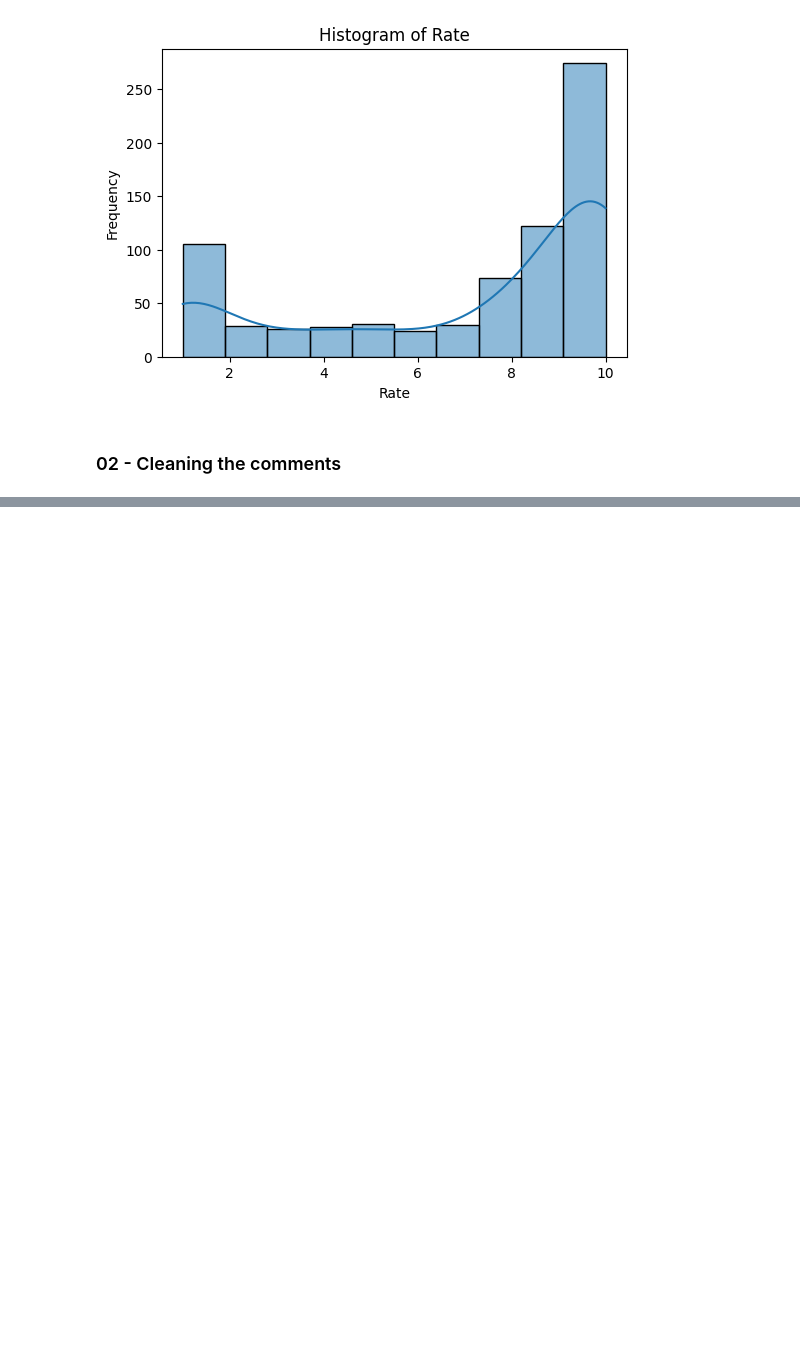
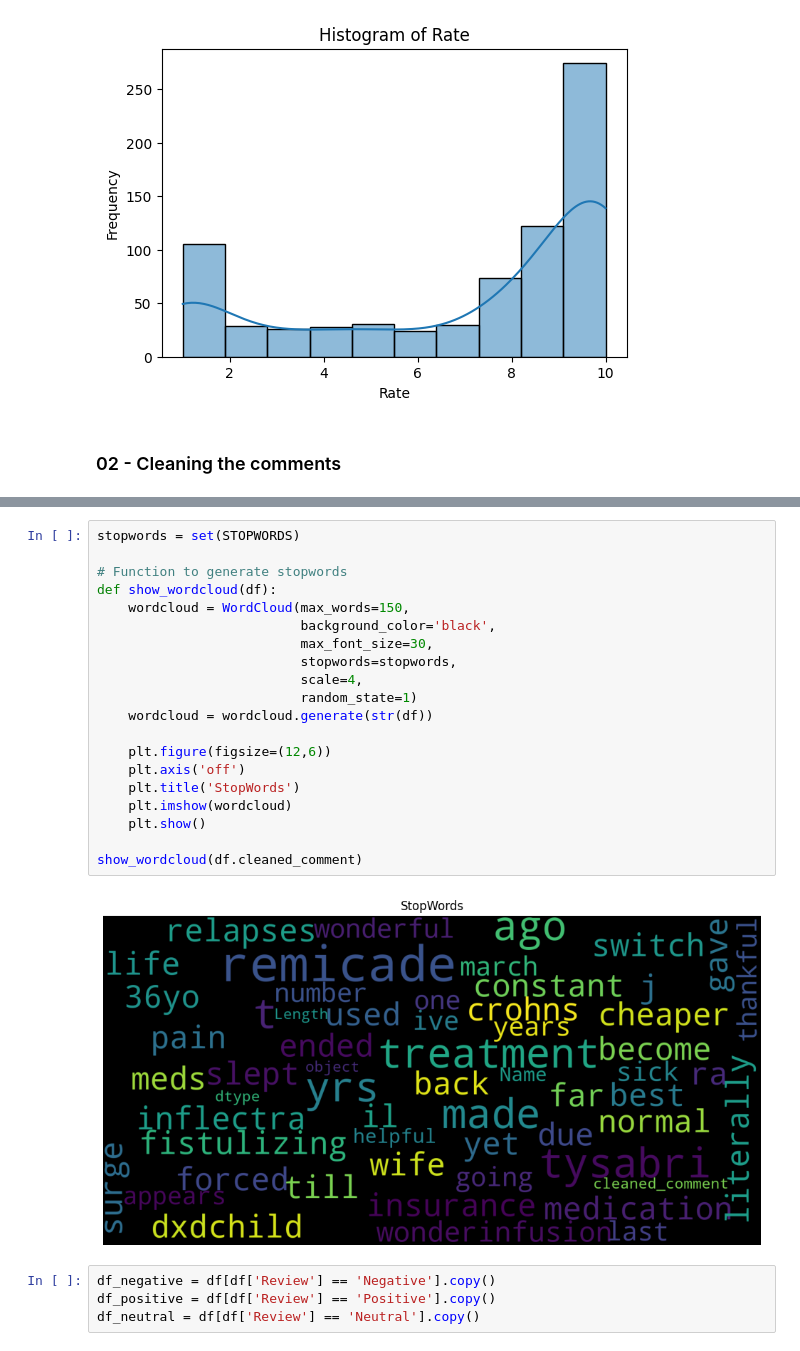
Before and after one commit to lolavtrc/quinten_healthcare, a Jupyter notebook: EDA.ipynb, the cells around one changed output, grey strips where cells are left out. Drawn from its saved outputs; the diff is of its cells as text; blank space fills up the shorter version.

```diff
--- a/EDA.ipynb
+++ b/EDA.ipynb
@@ -144,0 +279,26 @@ df.head()
+# %%
+stopwords = set(STOPWORDS)
+
+# Function to generate stopwords
+def show_wordcloud(df):
+    wordcloud = WordCloud(max_words=150,
+                          background_color='black',
+                          max_font_size=30,
+                          stopwords=stopwords,
+                          scale=4,
+                          random_state=1)
+    wordcloud = wordcloud.generate(str(df))
+
+    plt.figure(figsize=(12,6))
+    plt.axis('off')
+    plt.title('StopWords')
+    plt.imshow(wordcloud)
+    plt.show()
+
+show_wordcloud(df.cleaned_comment)
+# %% [output]
+[figure, added]
+# %%
+df_negative = df[df['Review'] == 'Negative'].copy()
+df_positive = df[df['Review'] == 'Positive'].copy()
+df_neutral = df[df['Review'] == 'Neutral'].copy()
```
Also changed, not shown: parts of 16 cells of this notebook, 2 other files.
